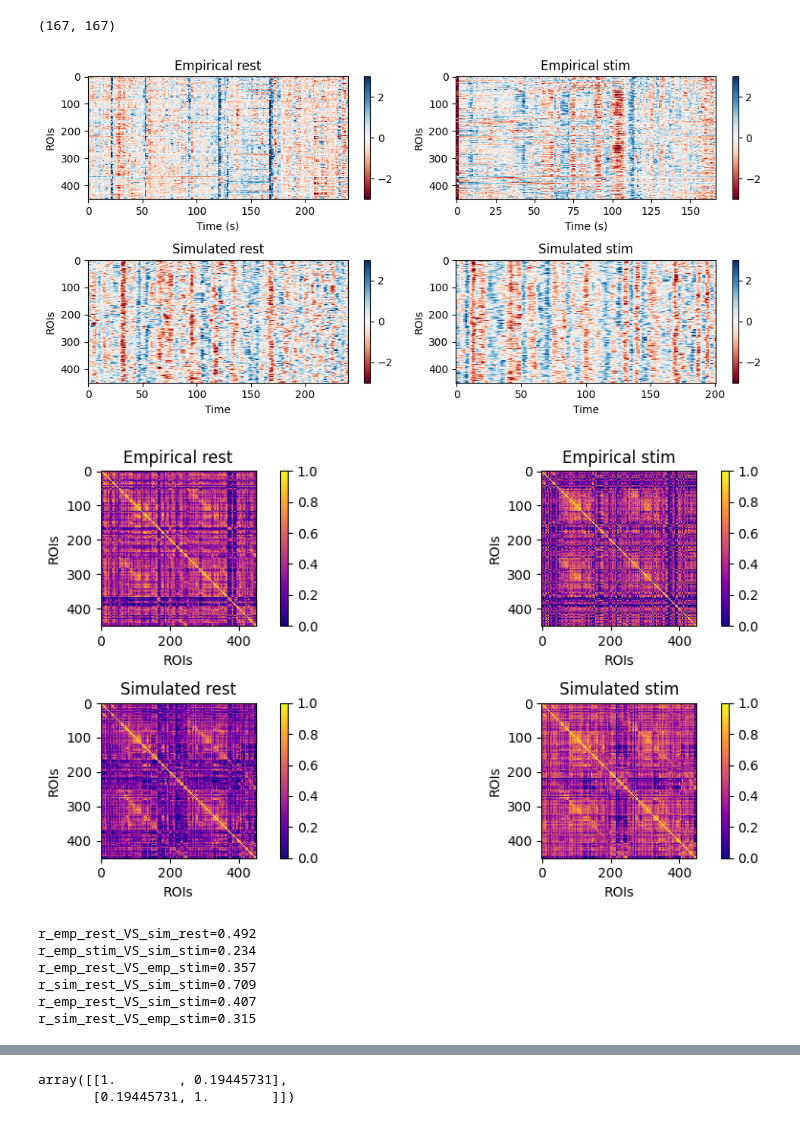
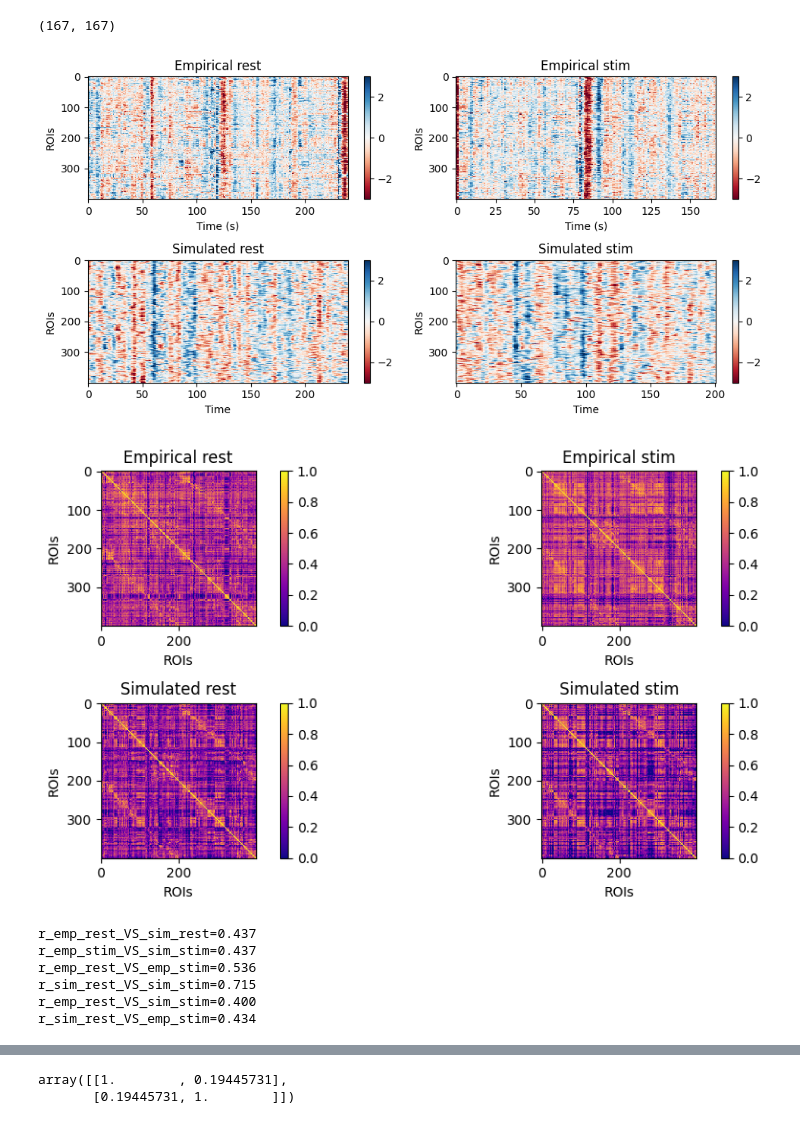
Before and after one commit to grabuffo/BrainStim_ANN_fMRI_HCP, a Jupyter notebook: notebooks/TMS_fMRI_ANN_Simulate_Sessions_dataset_simulated.ipynb, the cells around one changed output, grey strips where cells are left out. Drawn from its saved outputs; the diff is of its cells as text; code cells hidden in the pictures.

```diff
--- a/notebooks/TMS_fMRI_ANN_Simulate_Sessions_dataset_simulated.ipynb
+++ b/notebooks/TMS_fMRI_ANN_Simulate_Sessions_dataset_simulated.ipynb
@@ -90,9 +91,9 @@ S = 3
 N = 450
 
 TR_MODEL = 2.0          # model step in seconds (trained on rest TR=2s)
-BURN_IN = 50           # steps (not saved)
-NOISE_SIGMA = 0.5      # z-scored units
-STIM_AMP = 5          # z-scored units
+BURN_IN = 10           # steps (not saved)
+NOISE_SIGMA = 0.3      # z-scored units
+STIM_AMP = 0.5          # z-scored units
 
 MAP_MODE = "round"      # "round" | "floor" | "ceil" for mapping onset_s -> model steps
 
@@ -464,7 +469,7 @@ def dFC(tseries):
 
 #test_dur=210 #int(len(Z)-len(Z)/100*80) #3000
 
-sid='sub-NTHC1003'
+sid='sub-NTHC1015'
 
 emp_rest=dataset_emp[sid]['task-rest'][0]['time series']#stim
 emp_stim=dataset_emp[sid]['task-stim'][0]['time series']#stim
@@ -489,68 +494,72 @@ dFC_emp_stim.shape
 # %% [output]
 (167, 167)
 # %%
-import matplotlib.pyplot as plt
+n=400
+
+
 plt.figure(figsize=(10,5))
 plt.subplot(2,2,1)
 plt.title('Empirical rest')
-plt.imshow(stats.zscore(emp_rest,axis=0).T,aspect='auto',vmin=-3,vmax=3,cmap='RdBu',interpolation='nearest')
+plt.imshow(stats.zscore(emp_rest[:,-n:],axis=0).T,aspect='auto',vmin=-3,vmax=3,cmap='RdBu',interpolation='nearest')
 plt.colorbar()
 plt.xlabel('Time (s)')
 plt.ylabel('ROIs')
 
 plt.subplot(2,2,2)
 plt.title('Empirical stim')
-plt.imshow(stats.zscore(emp_stim,axis=0).T,aspect='auto',vmin=-3,vmax=3,cmap='RdBu',interpolation='nearest')
+plt.imshow(stats.zscore(emp_stim[:,-n:],axis=0).T,aspect='auto',vmin=-3,vmax=3,cmap='RdBu',interpolation='nearest')
 plt.colorbar()
 plt.xlabel('Time (s)')
 plt.ylabel('ROIs')
 
 plt.subplot(2,2,3)
 plt.title('Simulated rest')
-plt.imshow(stats.zscore(sim_rest,axis=0).T,aspect='auto',vmin=-3,vmax=3,cmap='RdBu',interpolation='nearest')
+plt.imshow(stats.zscore(sim_rest[:,-n:],axis=0).T,aspect='auto',vmin=-3,vmax=3,cmap='RdBu',interpolation='nearest')
 plt.colorbar()
 plt.xlabel('Time')
 plt.ylabel('ROIs')
 
 plt.subplot(2,2,4)
 plt.title('Simulated stim')
-plt.imshow(stats.zscore(sim_stim,axis=0).T,aspect='auto',vmin=-3,vmax=3,cmap='RdBu',interpolation='nearest')
+plt.imshow(stats.zscore(sim_stim[:,-n:],axis=0).T,aspect='auto',vmin=-3,vmax=3,cmap='RdBu',interpolation='nearest')
 plt.colorbar()
 plt.xlabel('Time')
 plt.ylabel('ROIs')
 
 #plt.axis('off')
 plt.tight_layout()
 plt.show()
 # %% [output]
-[figure, old version]
+[figure, new version]
 # %%
 import matplotlib.pyplot as plt
+vmin=0
+vmax=1
 plt.figure(figsize=(10,5))
 plt.subplot(2,2,1)
 plt.title('Empirical rest')
-plt.imshow(np.corrcoef(emp_rest.T),vmin=0,vmax=1,cmap='plasma',interpolation='nearest')
+plt.imshow(np.corrcoef(emp_rest.T)[-n:,-n:],vmin=vmin,vmax=vmax,cmap='plasma',interpolation='nearest')
 plt.colorbar()
 plt.xlabel('ROIs')
 plt.ylabel('ROIs')
 
 plt.subplot(2,2,2)
 plt.title('Empirical stim')
-plt.imshow(np.corrcoef(emp_stim.T),vmin=0,vmax=1,cmap='plasma',interpolation='nearest')
+plt.imshow(np.corrcoef(emp_stim.T)[-n:,-n:],vmin=vmin,vmax=vmax,cmap='plasma',interpolation='nearest')
 plt.colorbar()
 plt.xlabel('ROIs')
 plt.ylabel('ROIs')
 
 plt.subplot(2,2,3)
 plt.title('Simulated rest')
-plt.imshow(np.corrcoef(sim_rest.T),vmin=0,vmax=1,cmap='plasma',interpolation='nearest')
+plt.imshow(np.corrcoef(sim_rest.T)[-n:,-n:],vmin=vmin,vmax=vmax,cmap='plasma',interpolation='nearest')
 plt.colorbar()
 plt.xlabel('ROIs')
 plt.ylabel('ROIs')
 
 plt.subplot(2,2,4)
 plt.title('Simulated stim')
-plt.imshow(np.corrcoef(sim_stim.T),vmin=0,vmax=1,cmap='plasma',interpolation='nearest')
+plt.imshow(np.corrcoef(sim_stim.T)[-n:,-n:],vmin=vmin,vmax=vmax,cmap='plasma',interpolation='nearest')
 plt.colorbar()
 plt.xlabel('ROIs')
 plt.ylabel('ROIs')
@@ -559,7 +568,7 @@ plt.ylabel('ROIs')
 plt.tight_layout()
 plt.show()
 # %% [output]
-[figure, old version]
+[figure, new version]
 # %%
 n=400
 tria=np.triu_indices(n,1)
@@ -587,12 +596,12 @@ print('r_emp_rest_VS_sim_stim=%.3f'%r_emp_rest_VS_sim_stim)
 r_sim_rest_VS_emp_stim=np.corrcoef(vec_FC_sim_rest,vec_FC_emp_stim)[0,1]
 print('r_sim_rest_VS_emp_stim=%.3f'%r_sim_rest_VS_emp_stim)
 # %% [output]
-r_emp_rest_VS_sim_rest=0.492
-r_emp_stim_VS_sim_stim=0.234
-r_emp_rest_VS_emp_stim=0.357
-r_sim_rest_VS_sim_stim=0.709
-r_emp_rest_VS_sim_stim=0.407
-r_sim_rest_VS_emp_stim=0.315
+r_emp_rest_VS_sim_rest=0.437
+r_emp_stim_VS_sim_stim=0.437
+r_emp_rest_VS_emp_stim=0.536
+r_sim_rest_VS_sim_stim=0.715
+r_emp_rest_VS_sim_stim=0.400
+r_sim_rest_VS_emp_stim=0.434
 # %%
 import numpy as np
 import matplotlib.pyplot as plt
```
Also changed, not shown: parts of 3 cells of this notebook.
